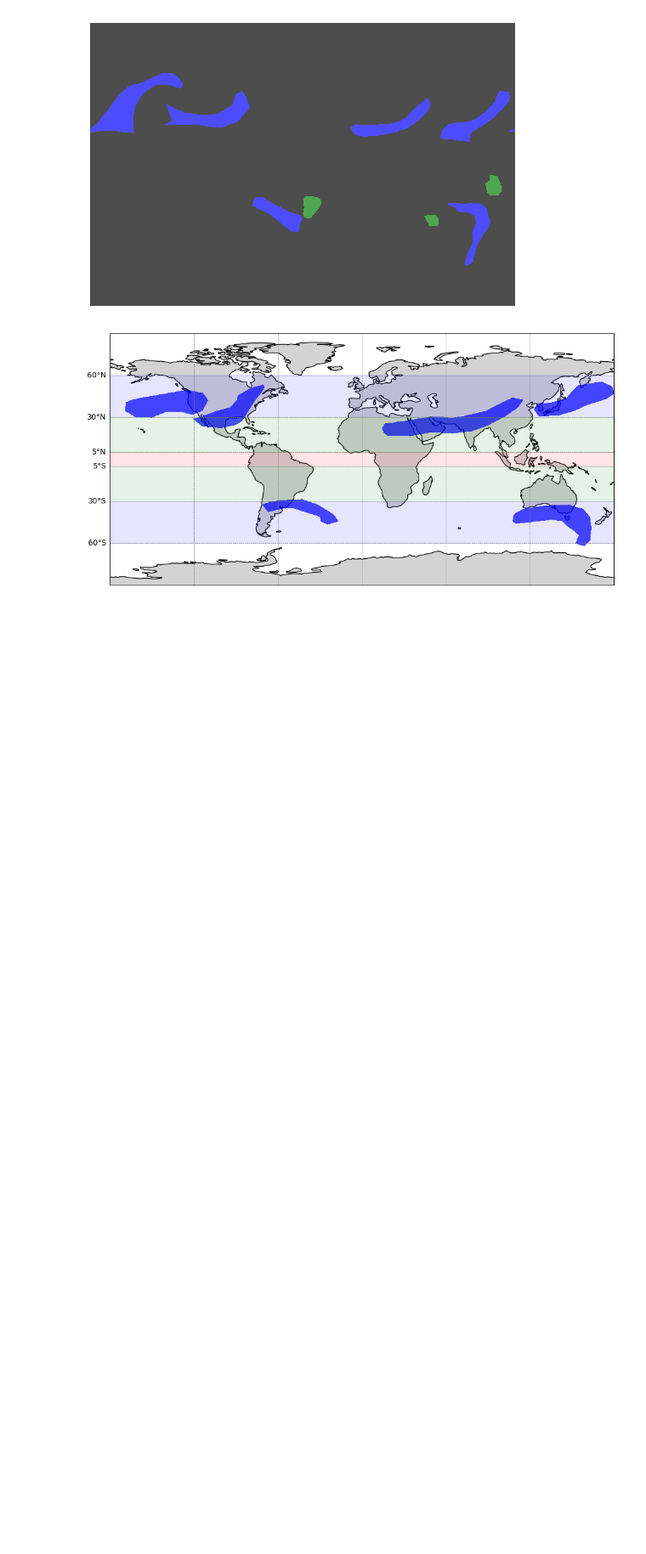
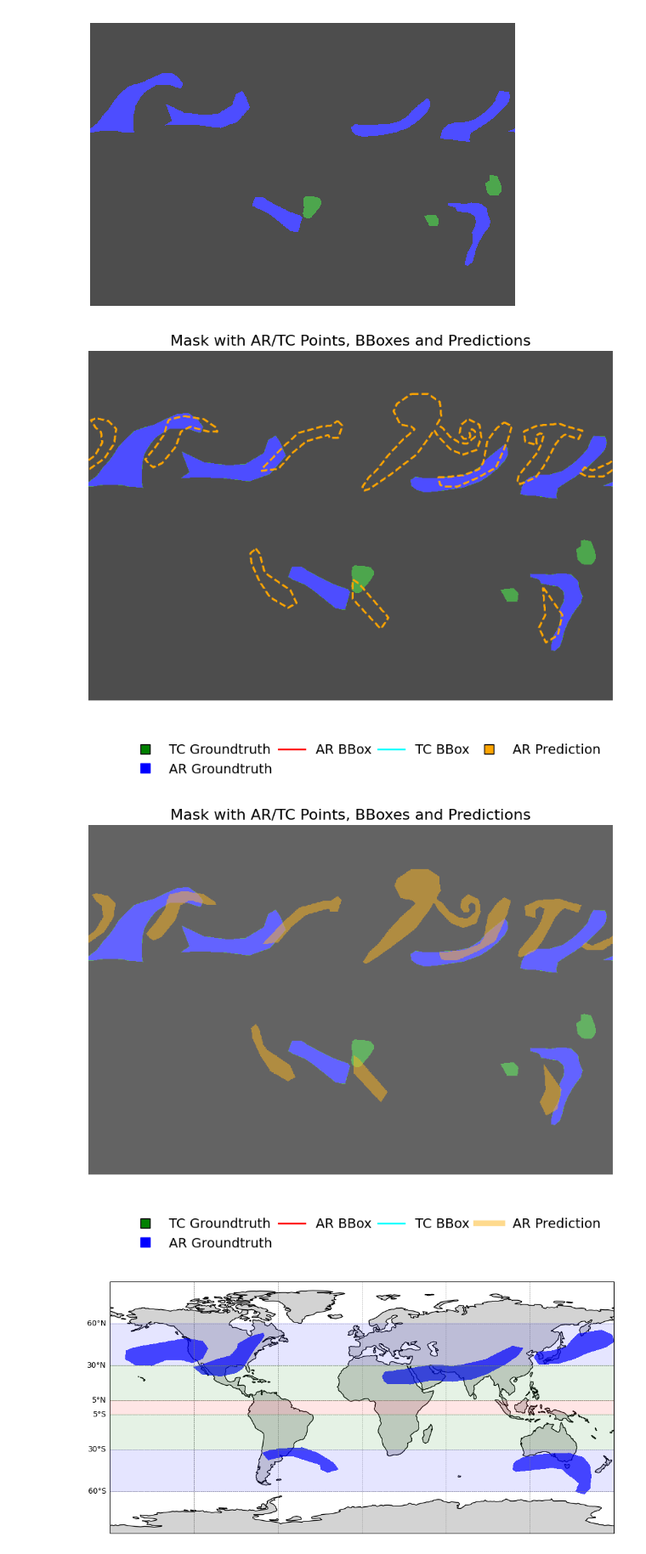
Before and after one commit to thangible/ClimateSAM, a Jupyter notebook: documentation.ipynb, the cells around one changed output. Shown at 85% size. Drawn from its saved outputs; the diff is of its cells as text; code cells hidden in the pictures; blank space fills up the shorter version.

Commit message:
visualisation+lora

```diff
--- a/documentation.ipynb
+++ b/documentation.ipynb
@@ -88,6 +88,36 @@ plt.subplots_adjust(left=0, right=1, top=1, bottom=0)
 plt.show()
 # %% [output]
 [figure]
+# %%
+from utility import plot_mask_with_points_and_bbox_old, plot_mask_with_points_and_bbox
+from IPython.display import display
+
+mask_2 = batch['gt_mask'][1].cpu().numpy().astype(int)
+fig = plot_mask_with_points_and_bbox_old(mask, ar_points=None, tc_points=None, ar_bbox=None, tc_bbox=None,
+                                    tc_pred_mask=None, ar_pred_mask=mask_2, radius=8, save_path='exp', axis=False, title = None)
+fig_2 = plot_mask_with_points_and_bbox(mask, ar_points=None, tc_points=None, ar_bbox=None, tc_bbox=None,
+                                    tc_pred_mask=None, ar_pred_mask=mask_2, radius=8, save_path='exp', axis=False, title=None)
+
+# The utility functions return matplotlib.figure.Figure objects.
+# Display the figures directly in the notebook instead of passing them to plt.imshow (which causes dtype object errors).
+for f in [fig, fig_2]:
+    try:
+        display(f)
+    except Exception:
+        # Fallback: render the figure canvas to an image and show with plt.imshow
+        import numpy as np
+        canvas = f.canvas
+        canvas.draw()
+        img = np.frombuffer(canvas.tostring_rgb(), dtype='uint8')
+        w, h = canvas.get_width_height()
+        img = img.reshape(h, w, 3)
+        plt.figure(figsize=(5, 4))
+        plt.imshow(img)
+        plt.axis('off')
+        plt.show()
+# %% [output]
+[figure, added]
+[figure, added]
 # %%
 # Plot ground-truth mask on a global PlateCarree projection (no legend).
 # Shows latitude lines at 5, 30, 60 degrees (and their negatives) with labels.
```
Also changed, not shown: 5 other files.
